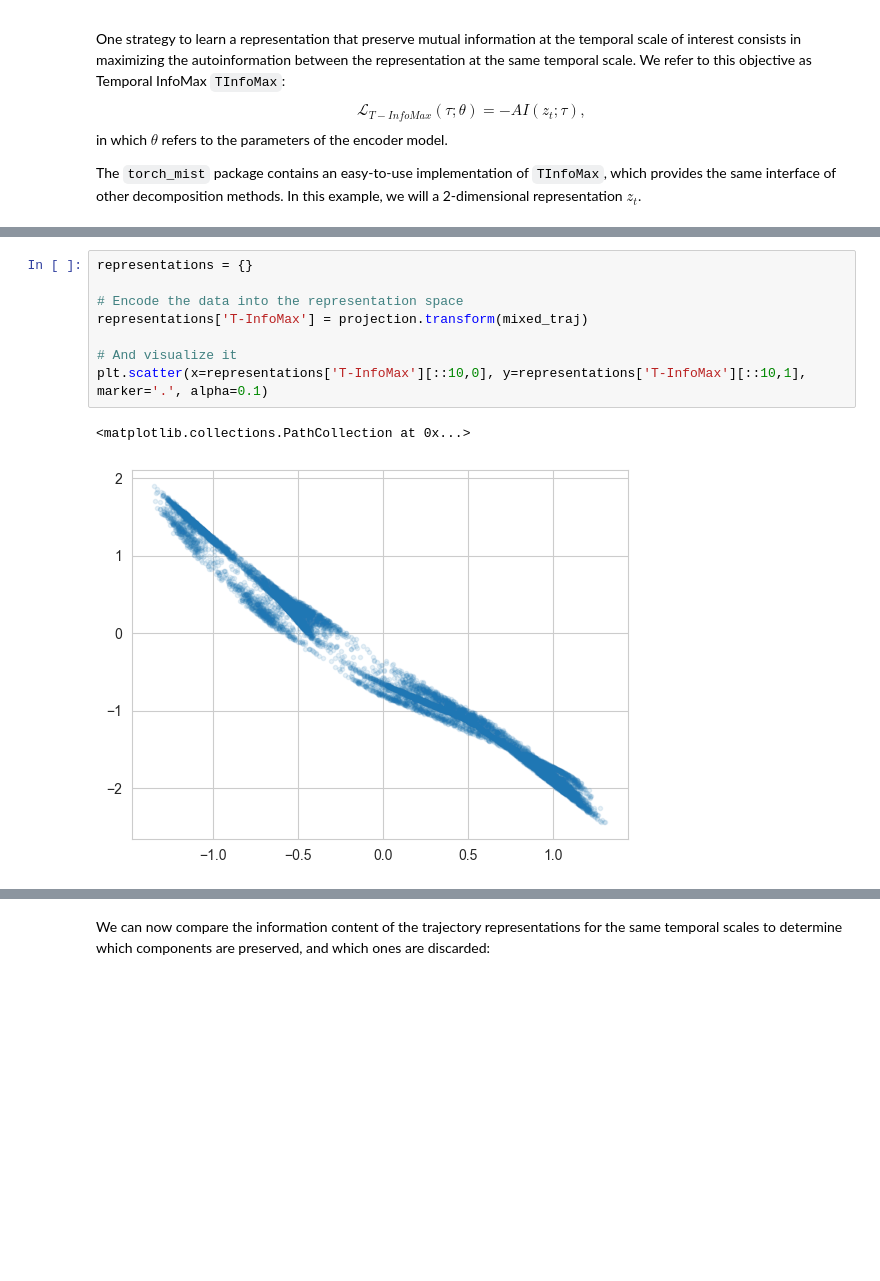
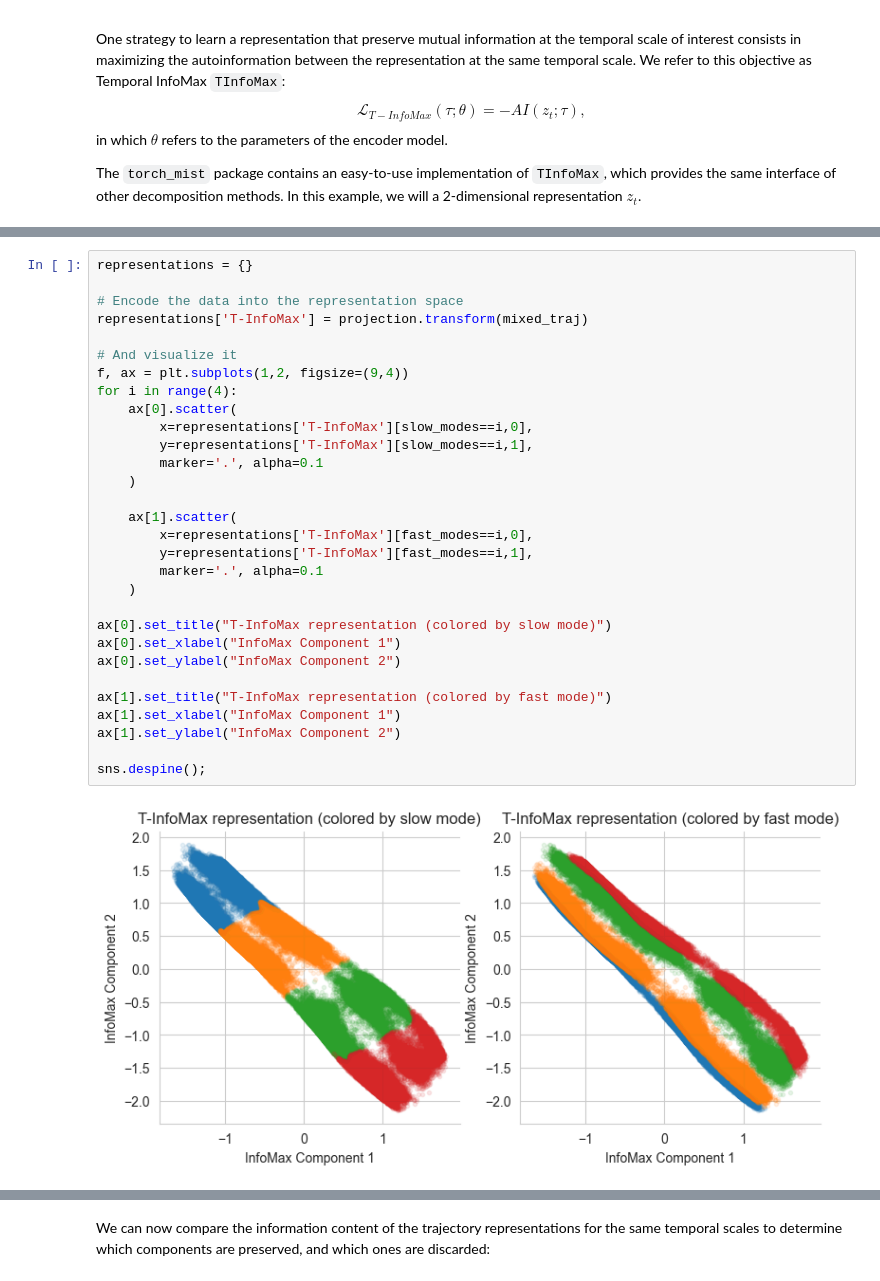
Before and after one commit to mfederici/torch-mist, a Jupyter notebook: docs/notebooks/examples/temporal_information.ipynb, the cells around one changed output, grey strips where cells are left out. Drawn from its saved outputs; the diff is of its cells as text; blank space fills up the shorter version.

Commit message:
Updated Temporal Info docs

```diff
--- a/docs/notebooks/examples/temporal_information.ipynb
+++ b/docs/notebooks/examples/temporal_information.ipynb
@@ -207,14 +214,35 @@ Loading the weights saved at iteration 4218
 # %%
 representations = {}
 
 # Encode the data into the representation space
 representations['T-InfoMax'] = projection.transform(mixed_traj)
 
 # And visualize it
-plt.scatter(x=representations['T-InfoMax'][::10,0], y=representations['T-InfoMax'][::10,1], marker='.', alpha=0.1)
+f, ax = plt.subplots(1,2, figsize=(9,4))
+for i in range(4):
+    ax[0].scatter(
+        x=representations['T-InfoMax'][slow_modes==i,0],
+        y=representations['T-InfoMax'][slow_modes==i,1],
+        marker='.', alpha=0.1
+    )
+
+    ax[1].scatter(
+        x=representations['T-InfoMax'][fast_modes==i,0],
+        y=representations['T-InfoMax'][fast_modes==i,1],
+        marker='.', alpha=0.1
+    )
+
+ax[0].set_title("T-InfoMax representation (colored by slow mode)")
+ax[0].set_xlabel("InfoMax Component 1")
+ax[0].set_ylabel("InfoMax Component 2")
+
+ax[1].set_title("T-InfoMax representation (colored by fast mode)")
+ax[1].set_xlabel("InfoMax Component 1")
+ax[1].set_ylabel("InfoMax Component 2")
+
+sns.despine();
 # %% [output]
-<matplotlib.collections.PathCollection at 0x...>
-[figure, old version]
+[figure, new version]
 # %% [markdown]
 ## Time-lagged Information Bottleneck
 Instead of focusing solely on minimality, the Time-lagged Information Bottleneck objective, aims to produce the minimal (simplest) amongst the T-InfoMax representations.
```
Also changed, not shown: parts of 14 cells of this notebook.
